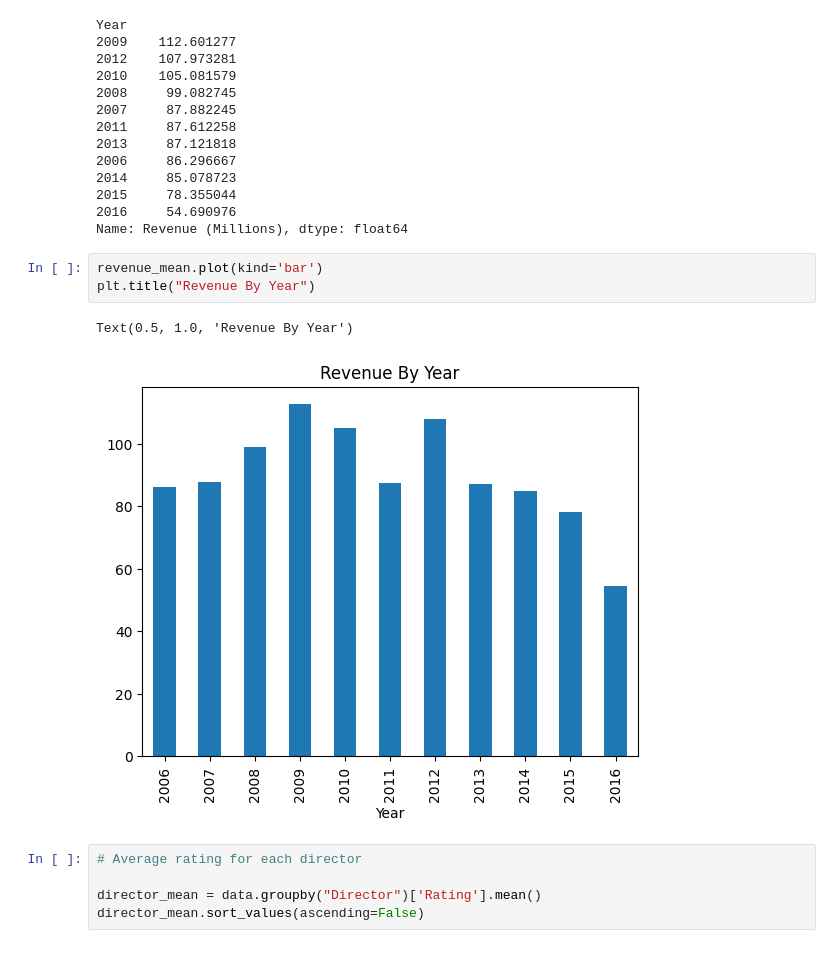
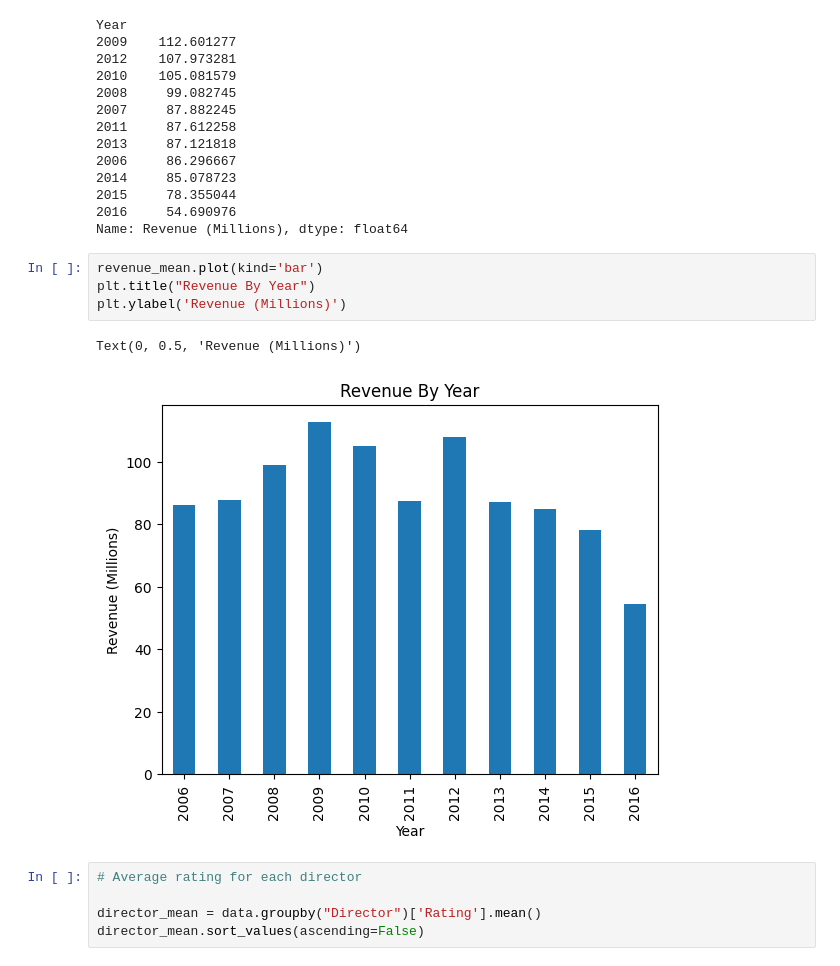
Before and after one commit to Code-with-lata/Data-Visualization, a Jupyter notebook: Python_Project.ipynb, the cells around one changed output. Cells and saved outputs as stored; diff of their text form.

```diff
--- a/Python_Project.ipynb
+++ b/Python_Project.ipynb
@@ -177,9 +179,10 @@ Name: Revenue (Millions), dtype: float64
 # %%
 revenue_mean.plot(kind='bar')
 plt.title("Revenue By Year")
+plt.ylabel('Revenue (Millions)')
 # %% [output]
-Text(0.5, 1.0, 'Revenue By Year')
+Text(0, 0.5, 'Revenue (Millions)')
-[figure, old version]
+[figure, new version]
 # %%
 # Average rating for each director
 
```
Also changed, not shown: parts of 16 cells of this notebook.
